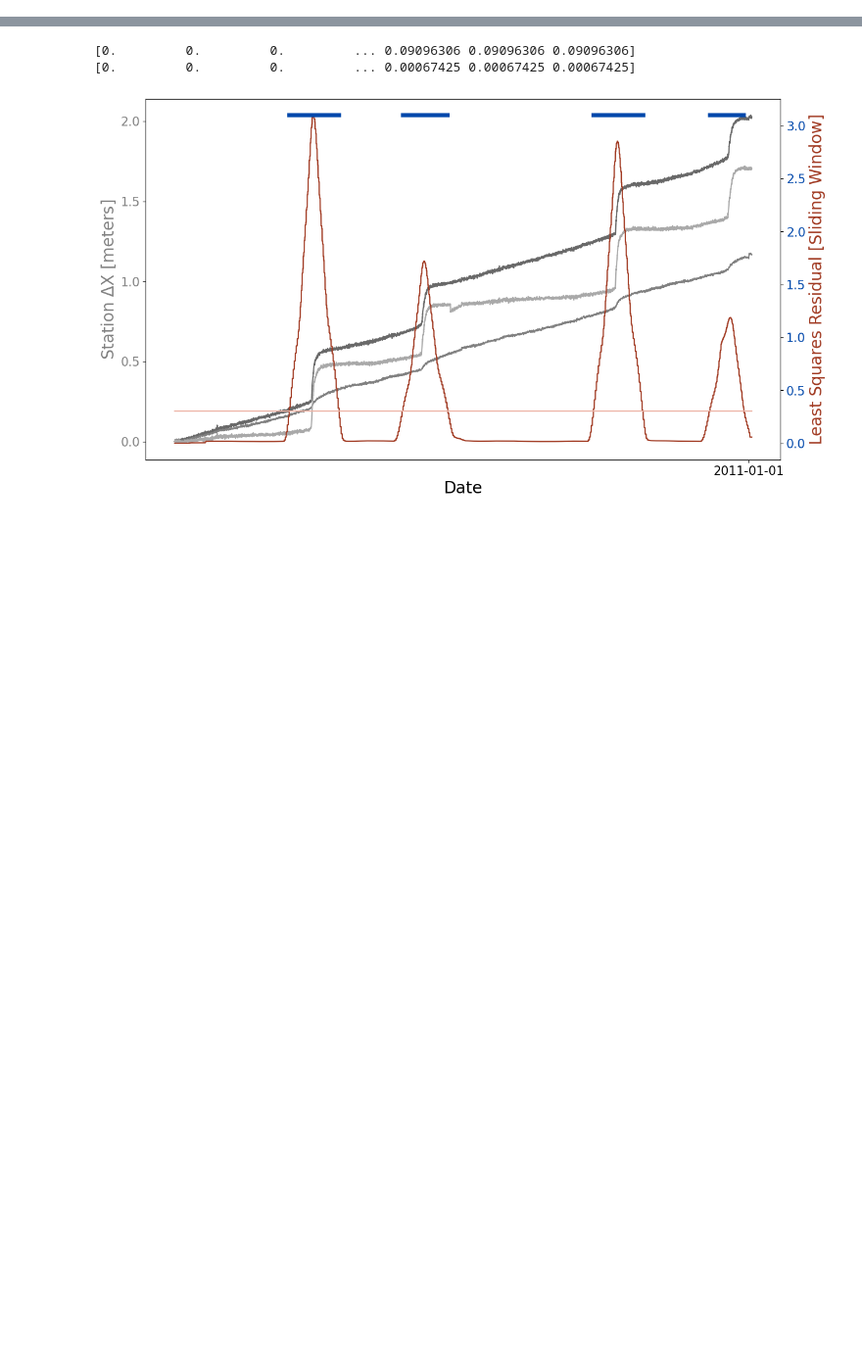
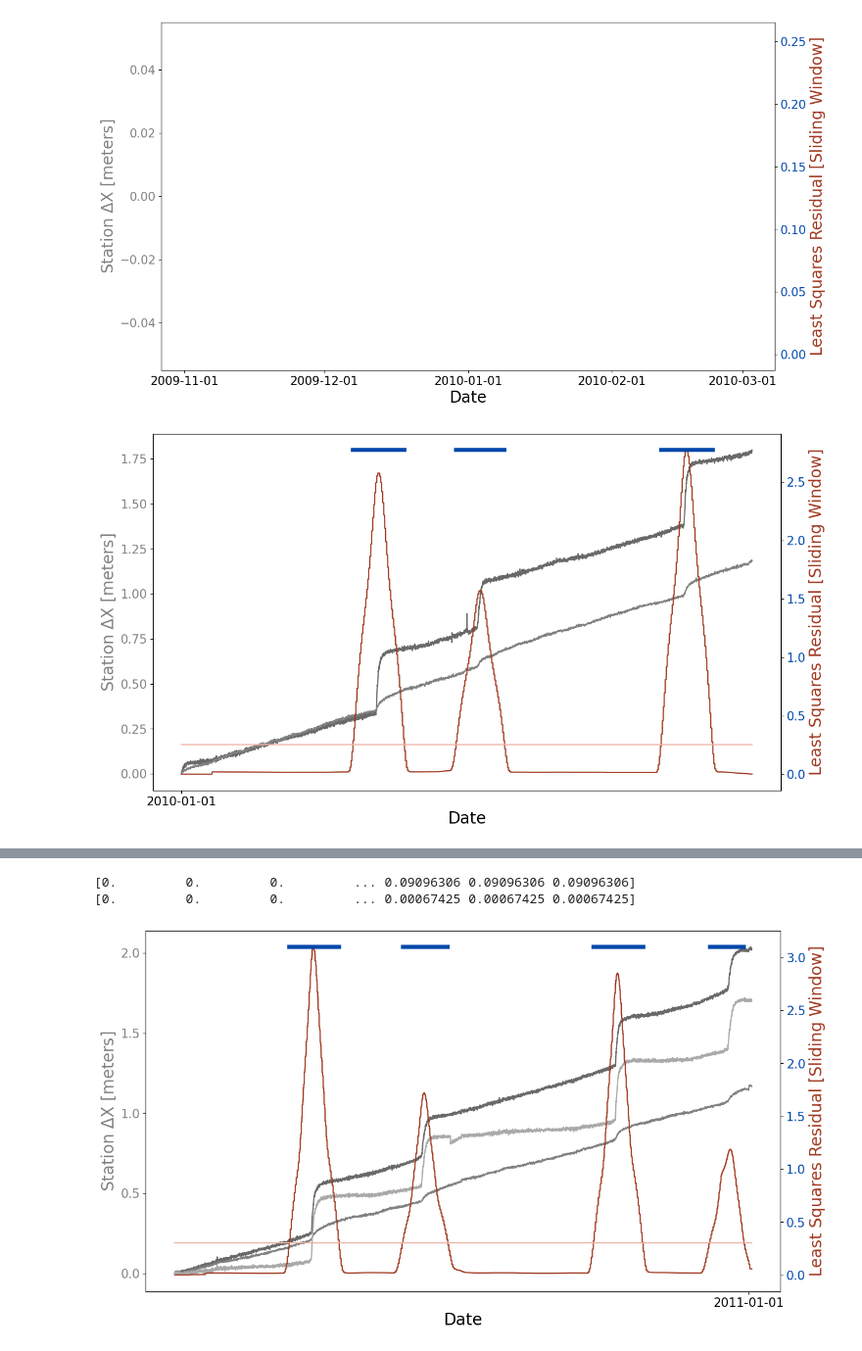
Before and after one commit to zsk4/WhillansCatalogPaper, a Jupyter notebook: PickEvents.ipynb, the cells around one changed output, grey strips where cells are left out. Shown at 98% size. Cells and saved outputs as stored; diff of their text form; code cells hidden in the pictures; blank space fills up the shorter version.

Commit message:
test: test no data csv

```diff
--- a/PickEvents.ipynb
+++ b/PickEvents.ipynb
@@ -19,3 +19,20 @@ import os
 
 import pandas as pd
 import numpy as np
+# %%
+import src.Catalog.CatalogWrapper as CatWrap
+import src.Catalog.Catalog as Catalog
+
+dir = "./tests/ExamplePos"
+stas = ["slw1", "la02"]
+years = ["2010"]
+max_gap_len = 120
+
+cats = []
+for sta in stas:
+    interpolation_time, run = Catalog.set_interpolation_time(sta, years)
+    cat = Catalog.Datastream(os.path.join(dir, sta), sta, years, interpolation_time)
+    cat.findgaps(max_gap_len)
+    cats.append(cat)
+print(cats[0].data)
+print(cats[1].data)
@@ -21,0 +57,17 @@ import numpy as np
+# %%
+picks = Catalog.Picks(cats)
+picks.lls_detection(600, 20)
+merged_df = picks.merge()
+sorted_list = picks.on_off_list()
+print(sorted_list)
+picks.no_data_csv(sorted_list)
+merged = Catalog.Events(merged_df)
+threshold = merged.pick_events(sorted_list, active_stas=2)
+print(merged.merged)
+indices = merged.on_off_indices(sorted_list)
+merged.plot_picking(indices, threshold, num_plots=25)
+catalog = merged.make_catalog(cull_time=30, cull_dist=0.1)
+
+for event in catalog[:25]:
+    Catalog.plot_event(event)
+# %% [output]
@@ -21,0 +91,2 @@ import numpy as np
+[figure, added]
+[figure, added]
```
Also changed, not shown: parts of 5 cells of this notebook, 12 other files.
